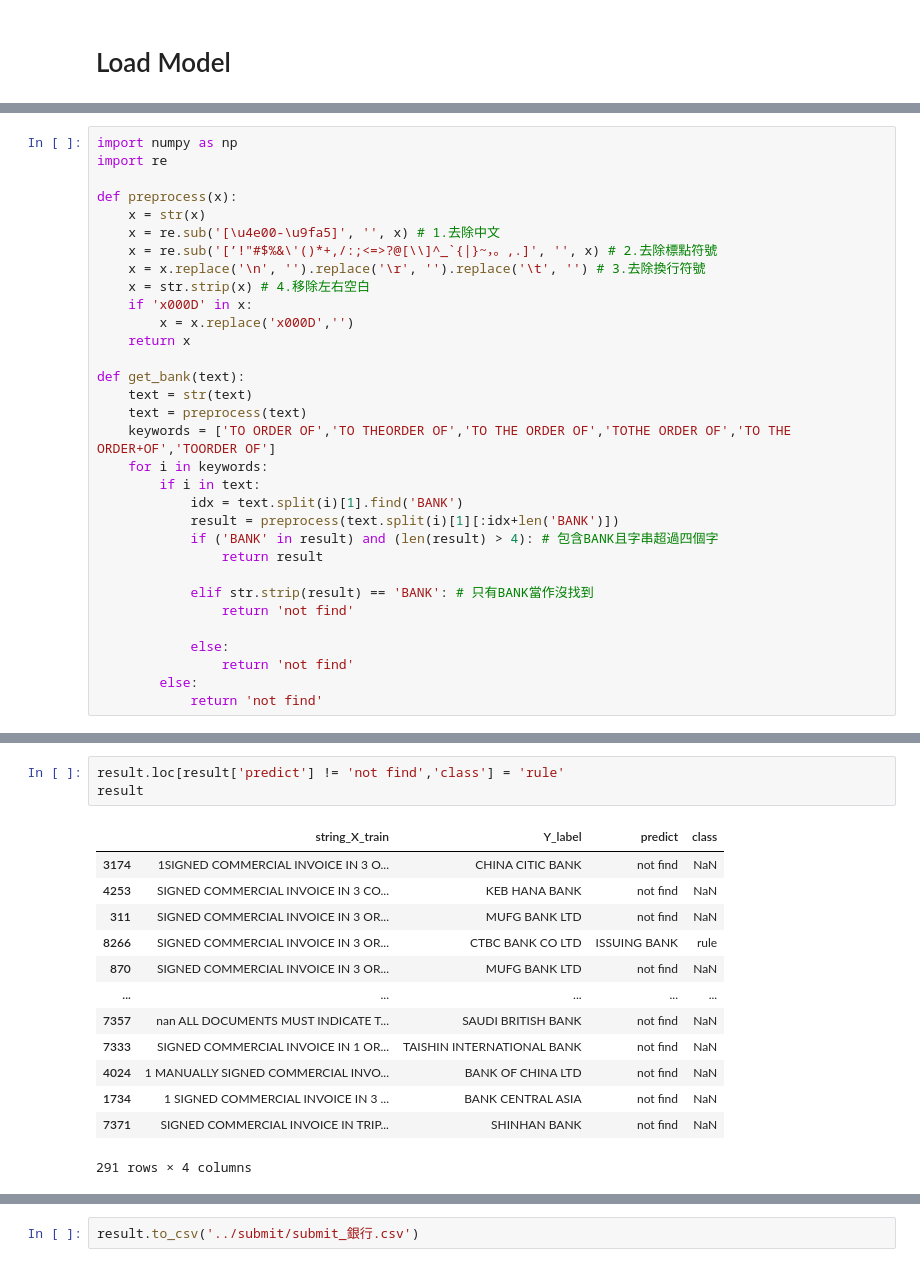
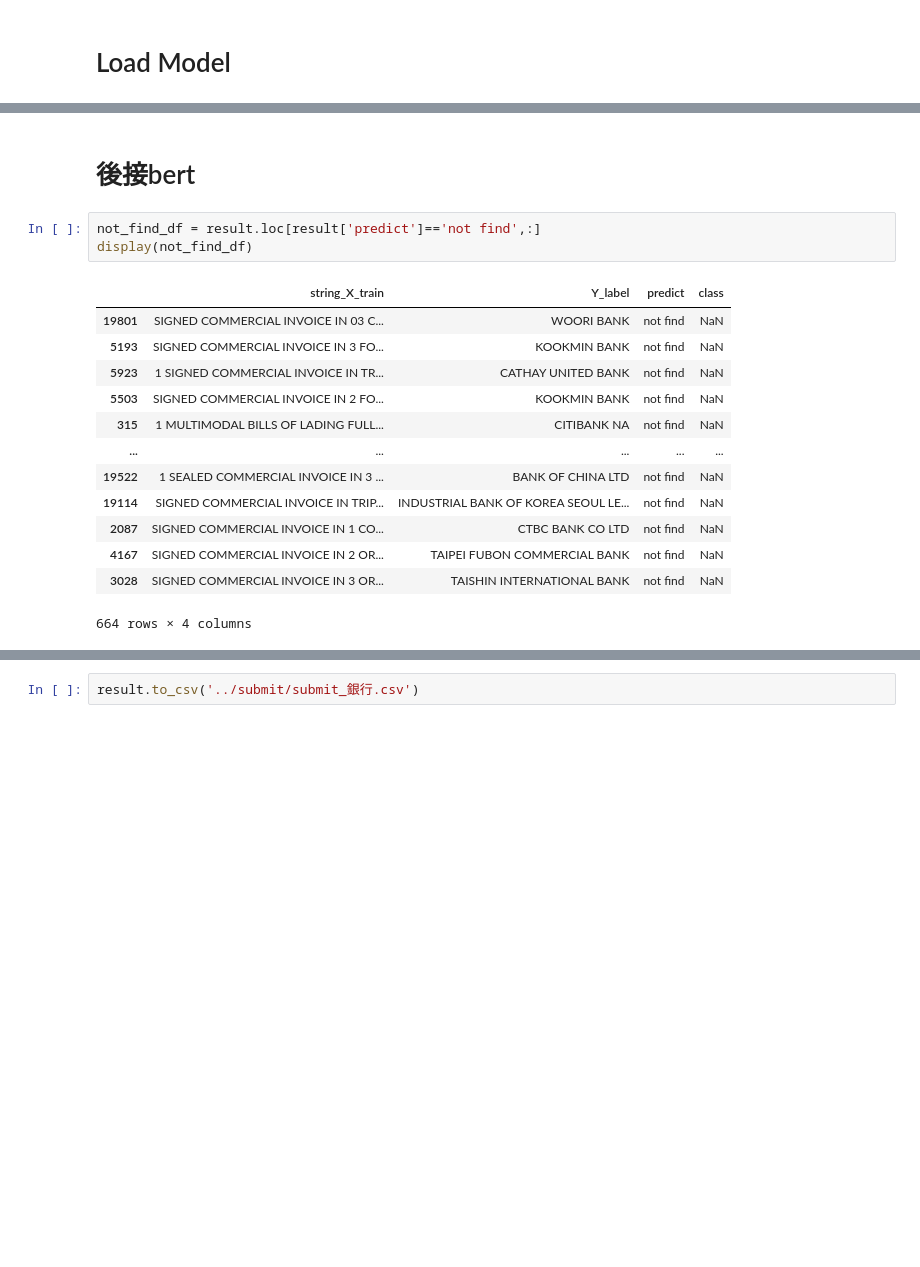
Before and after one commit to skywalker0803r/Letter-of-Credit-Intelligent-Auxiliary-Semantic-Analysis-System, a Jupyter notebook: notebook/銀行規則加bert.ipynb, the cells around one changed output, grey strips where cells are left out. Drawn from its saved outputs; the diff is of its cells as text; blank space fills up the shorter version.

```diff
--- a/notebook/銀行規則加bert.ipynb
+++ b/notebook/銀行規則加bert.ipynb
@@ -90,32 +147,0 @@ You should probably TRAIN this model on a down-stream task to be able to use it
-# %%
-import numpy as np
-import re
-
-def preprocess(x):
-    x = str(x)
-    x = re.sub('[\u4e00-\u9fa5]', '', x) # 1.去除中文
-    x = re.sub('[’!"#$%&\'()*+,/:;<=>?@[\\]^_`{|}~，。,.]', '', x) # 2.去除標點符號
-    x = x.replace('\n', '').replace('\r', '').replace('\t', '') # 3.去除換行符號
-    x = str.strip(x) # 4.移除左右空白
-    if 'x000D' in x:
-        x = x.replace('x000D','')
-    return x
-
-def get_bank(text):
-    text = str(text)
-    text = preprocess(text)
-    keywords = ['TO ORDER OF','TO THEORDER OF','TO THE ORDER OF','TOTHE ORDER OF','TO THE ORDER+OF','TOORDER OF']
-    for i in keywords:
-        if i in text:
-            idx = text.split(i)[1].find('BANK')
-            result = preprocess(text.split(i)[1][:idx+len('BANK')])
-            if ('BANK' in result) and (len(result) > 4): # 包含BANK且字串超過四個字
-                return result
-
-            elif str.strip(result) == 'BANK': # 只有BANK當作沒找到
-                return 'not find'
-
-            else:
-                return 'not find'
-        else:
-            return 'not find'
@@ -175,17 +171,19 @@ result
+# %% [markdown]
+# 後接bert
 # %%
-result.loc[result['predict'] != 'not find','class'] = 'rule'
-result
+not_find_df = result.loc[result['predict']=='not find',:]
+display(not_find_df)
 # %% [output]
 |  | string_X_train | Y_label | predict | class |
-| 3174 | 1SIGNED COMMERCIAL INVOICE IN 3 O... | CHINA CITIC BANK | not find | NaN |
-| 4253 | SIGNED COMMERCIAL INVOICE IN 3 CO... | KEB HANA BANK | not find | NaN |
-| 311 | SIGNED COMMERCIAL INVOICE IN 3 OR... | MUFG BANK LTD | not find | NaN |
-| 8266 | SIGNED COMMERCIAL INVOICE IN 3 OR... | CTBC BANK CO LTD | ISSUING BANK | rule |
-| 870 | SIGNED COMMERCIAL INVOICE IN 3 OR... | MUFG BANK LTD | not find | NaN |
+| 19801 | SIGNED COMMERCIAL INVOICE IN 03 C... | WOORI BANK | not find | NaN |
+| 5193 | SIGNED COMMERCIAL INVOICE IN 3 FO... | KOOKMIN BANK | not find | NaN |
+| 5923 | 1 SIGNED COMMERCIAL INVOICE IN TR... | CATHAY UNITED BANK | not find | NaN |
+| 5503 | SIGNED COMMERCIAL INVOICE IN 2 FO... | KOOKMIN BANK | not find | NaN |
+| 315 | 1 MULTIMODAL BILLS OF LADING FULL... | CITIBANK NA | not find | NaN |
 | ... | ... | ... | ... | ... |
-| 7357 | nan ALL DOCUMENTS MUST INDICATE T... | SAUDI BRITISH BANK | not find | NaN |
-| 7333 | SIGNED COMMERCIAL INVOICE IN 1 OR... | TAISHIN INTERNATIONAL BANK | not find | NaN |
-| 4024 | 1 MANUALLY SIGNED COMMERCIAL INVO... | BANK OF CHINA LTD | not find | NaN |
-| 1734 | 1 SIGNED COMMERCIAL INVOICE IN 3 ... | BANK CENTRAL ASIA | not find | NaN |
-| 7371 | SIGNED COMMERCIAL INVOICE IN TRIP... | SHINHAN BANK | not find | NaN |
+| 19522 | 1 SEALED COMMERCIAL INVOICE IN 3 ... | BANK OF CHINA LTD | not find | NaN |
+| 19114 | SIGNED COMMERCIAL INVOICE IN TRIP... | INDUSTRIAL BANK OF KOREA SEOUL LE... | not find | NaN |
+| 2087 | SIGNED COMMERCIAL INVOICE IN 1 CO... | CTBC BANK CO LTD | not find | NaN |
+| 4167 | SIGNED COMMERCIAL INVOICE IN 2 OR... | TAIPEI FUBON COMMERCIAL BANK | not find | NaN |
+| 3028 | SIGNED COMMERCIAL INVOICE IN 3 OR... | TAISHIN INTERNATIONAL BANK | not find | NaN |
-291 rows × 4 columns
+664 rows × 4 columns
```
Also changed, not shown: parts of 21 cells of this notebook.
